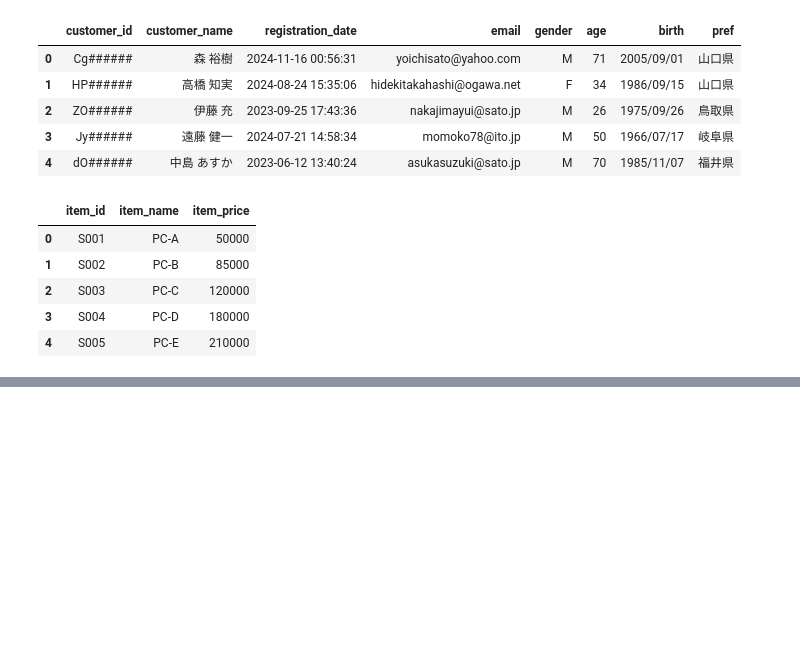
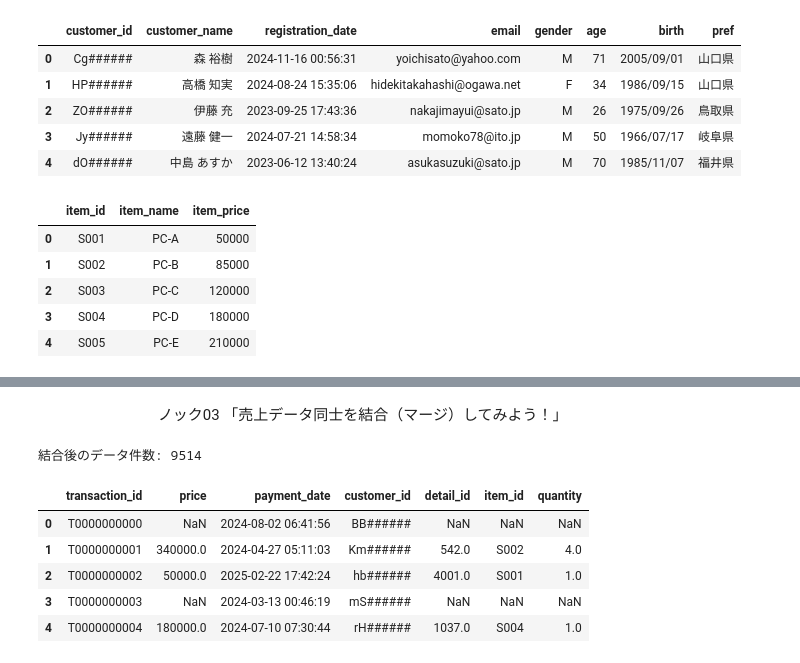
Before and after one commit to NakanoDataLab/data_analysis_100knocks, a Jupyter notebook: Chapter01.ipynb, the cells around one changed output, grey strips where cells are left out. Saved outputs shown, nothing was run; the diff lists cells and outputs as text; code cells hidden in the pictures; blank space fills up the shorter version.

```diff
--- a/Chapter01.ipynb
+++ b/Chapter01.ipynb
@@ -91,0 +94,21 @@ transaction_detail_2.head()
+# %%
+# 結合前のデータ件数を確認
+print('Transaction 1 件数:', len(transaction_1))
+print('Transaction 2 件数:', len(transaction_2))
+
+print('Transaction_detail_1 件数:', len(transaction_detail_1))
+print('Transaction_detail_2 件数:', len(transaction_detail_2))
+
+# データを結合（ユニオン）
+unioned_transaction = pd.concat([transaction_1, transaction_2], ignore_index = True)
+
+# 詳細データも結合（ユニオン）
+transaction_detail = pd.concat([transaction_detail_1, transaction_detail_2], ignore_index=True)
+
+# 結合後のデータ件数を確認
+print('結合後の件数:', len(unioned_transaction))
+print('結合後の件数:', len(transaction_detail))
+
+# データの先頭の５行を確認
+display(unioned_transaction.head())
+display(transaction_detail.head())
@@ -91,0 +134,24 @@ transaction_detail_2.head()
+# %% [markdown]
+　　　　　　　　ノック03 「売上データ同士を結合（マージ）してみよう！」
+# %%
+# "transaction_id" をキーにして結合
+joined_transaction = pd.merge(
+    unioned_transaction,  # 結合済みのトランザクションデータ
+    transaction_detail,   # トランザクションの詳細データ
+    on="transaction_id",  # 結合キー
+    how="left"            # 左結合（取引データを基準に結合）
+)
+
+# 結合後のデータ件数を確認
+print("結合後のデータ件数:", len(joined_transaction))
+
+# 結合結果の確認（先頭5行）
+display(joined_transaction.head())
+# %% [output]
+結合後のデータ件数: 9514
+|  | transaction_id | price | payment_date | customer_id | detail_id | item_id | quantity |
+| 0 | T0000000000 | NaN | 2024-08-02 06:41:56 | BB###### | NaN | NaN | NaN |
+| 1 | T0000000001 | 340000.0 | 2024-04-27 05:11:03 | Km###### | 542.0 | S002 | 4.0 |
+| 2 | T0000000002 | 50000.0 | 2025-02-22 17:42:24 | hb###### | 4001.0 | S001 | 1.0 |
+| 3 | T0000000003 | NaN | 2024-03-13 00:46:19 | mS###### | NaN | NaN | NaN |
+| 4 | T0000000004 | 180000.0 | 2024-07-10 07:30:44 | rH###### | 1037.0 | S004 | 1.0 |
```
Also changed, not shown: parts of 28 cells of this notebook.
